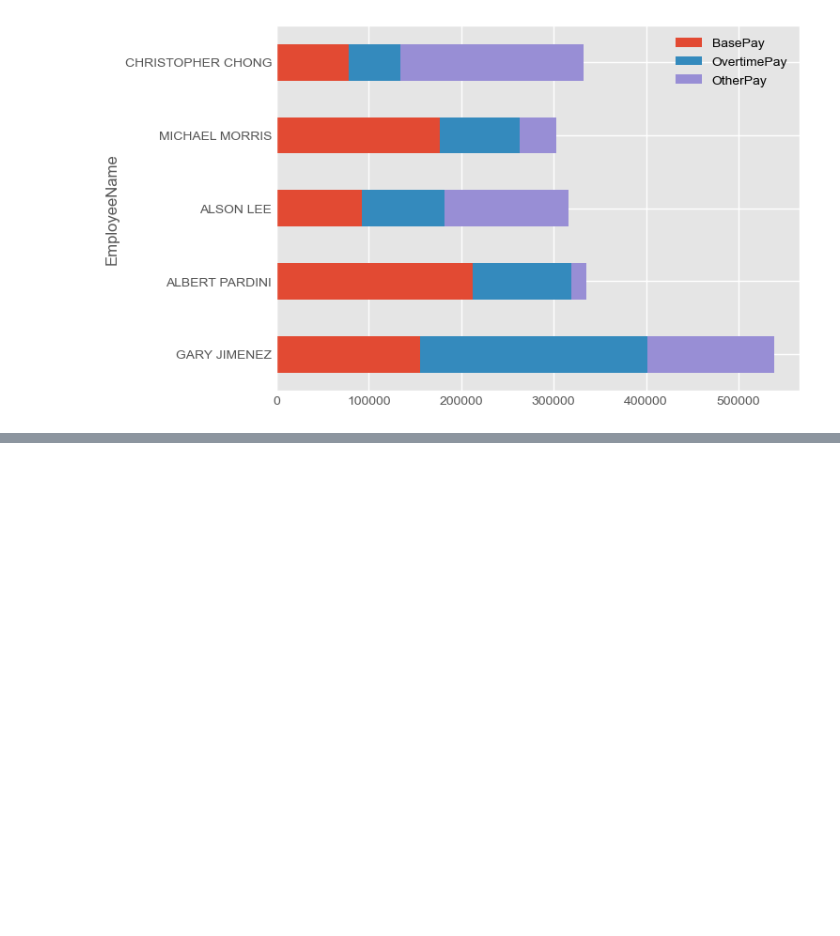
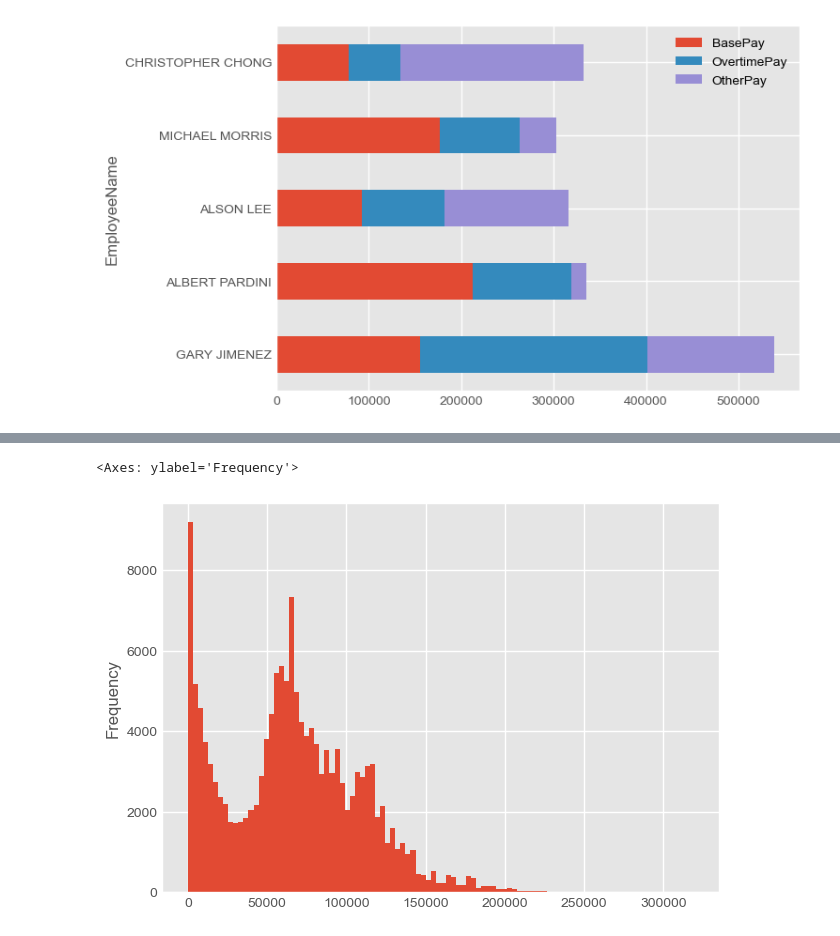
Before and after one commit to trudova/python-projects, a Jupyter notebook: pandas/plotting with matplotlib.ipynb, the cells around one changed output, grey strips where cells are left out. Cells and saved outputs as stored; diff of their text form; code cells hidden in the pictures; blank space fills up the shorter version.

```diff
--- a/pandas/plotting with matplotlib.ipynb
+++ b/pandas/plotting with matplotlib.ipynb
@@ -601,0 +647,5 @@ df.sort_values('OvertimePay', ascending=False).head().plot(kind='barh',stacked=T
+# %%
+df['BasePay'].plot(kind='hist',bins=100)
+# %% [output]
+<Axes: ylabel='Frequency'>
+[figure, added]
```
Also changed, not shown: parts of 36 cells of this notebook.
